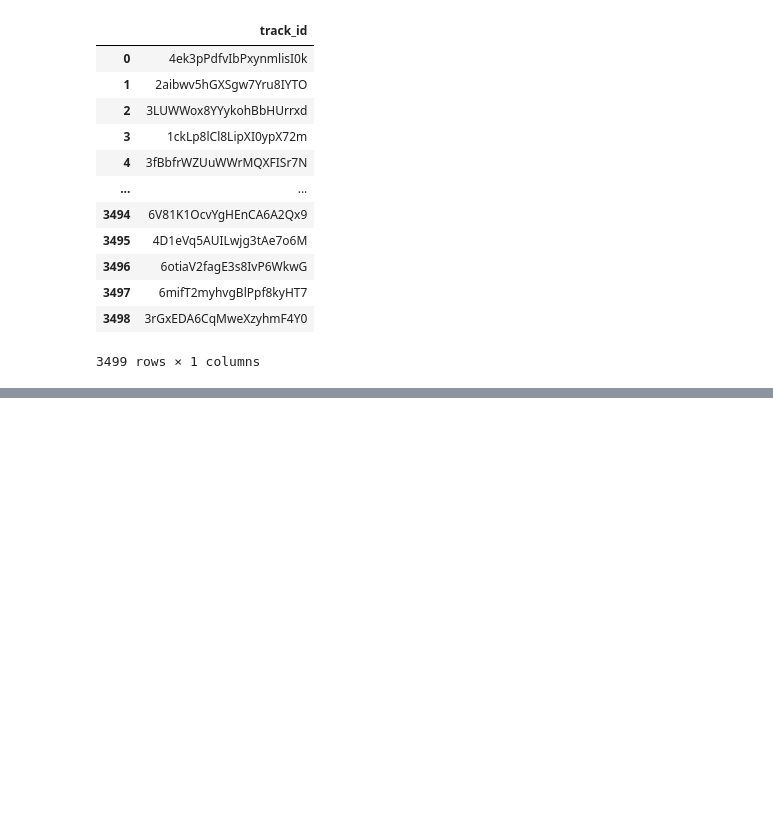
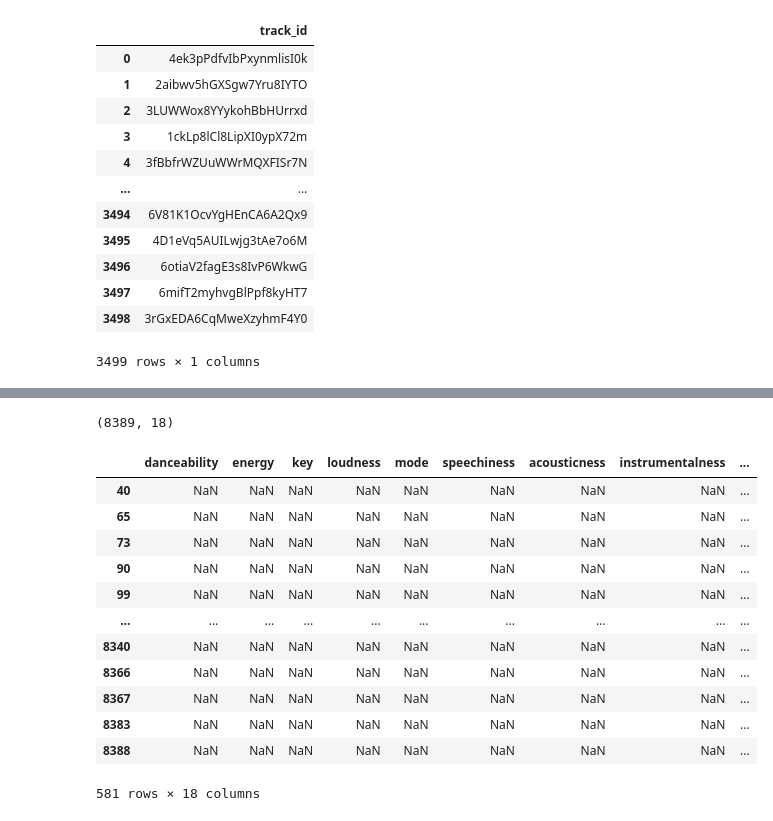
Before and after one commit to daniel-isidro/hot_n_pop_song_machine, a Jupyter notebook: spotify_api/get_audio_features_not_hit_songs.ipynb, the cells around one changed output, grey strips where cells are left out. Cells and saved outputs as stored; diff of their text form; code cells hidden in the pictures; blank space fills up the shorter version.

Commit message:
got 8000 random songs with audio features

```diff
--- a/spotify_api/get_audio_features_not_hit_songs.ipynb
+++ b/spotify_api/get_audio_features_not_hit_songs.ipynb
@@ -160,3 +160,8 @@ df
 3499 rows × 1 columns
 # %%
 df.to_csv('3499_random_songs_2000-2020.csv', encoding='utf-8', index=False)
+# %%
+df = pd.concat(map(pd.read_csv,
+                   ['6262_random_songs_2000-2020.csv',
+                    '3499_random_songs_2000-2020.csv'],
+                  ), ignore_index=True)
@@ -162,0 +184,4 @@ df.to_csv('3499_random_songs_2000-2020.csv', encoding='utf-8', index=False)
+# %%
+df.drop_duplicates(inplace=True)
+df.reset_index(drop=True, inplace=True)
+df
@@ -162,0 +204,31 @@ df.to_csv('3499_random_songs_2000-2020.csv', encoding='utf-8', index=False)
+# %%
+# Get audio_features
+
+audio = [sp.audio_features(x) for x in df['track_id']]
+# %%
+audio_df = pd.DataFrame()
+
+empty_row = {'danceability': np.nan,
+ 'energy': np.nan,
+ 'key': np.nan,
+ 'loudness': np.nan,
+ 'mode': np.nan,
+ 'speechiness': np.nan,
+ 'acousticness': np.nan,
+ 'instrumentalness': np.nan,
+ 'liveness': np.nan,
+ 'valence': np.nan,
+ 'tempo': np.nan,
+ 'type': np.nan,
+ 'id': np.nan,
+ 'uri': np.nan,
+ 'track_href': np.nan,
+ 'analysis_url': np.nan,
+ 'duration_ms': np.nan,
+ 'time_signature': np.nan}
+
+for i in range(0,len(df['track_id'])):
+    if type(audio[i][0]) != type(None):
+        audio_df = audio_df.append(pd.json_normalize(audio[i][0]))
+    else:
+        audio_df = audio_df.append(pd.json_normalize(empty_row))
@@ -162,0 +250,20 @@ df.to_csv('3499_random_songs_2000-2020.csv', encoding='utf-8', index=False)
+# %%
+audio_df.shape
+# %% [output]
+(8389, 18)
+# %%
+audio_df[audio_df['danceability'].isnull()]
+# %% [output]
+|  | danceability | energy | key | loudness | mode | speechiness | acousticness | instrumentalness | ... |
+| 40 | NaN | NaN | NaN | NaN | NaN | NaN | NaN | NaN | ... |
+| 65 | NaN | NaN | NaN | NaN | NaN | NaN | NaN | NaN | ... |
+| 73 | NaN | NaN | NaN | NaN | NaN | NaN | NaN | NaN | ... |
+| 90 | NaN | NaN | NaN | NaN | NaN | NaN | NaN | NaN | ... |
+| 99 | NaN | NaN | NaN | NaN | NaN | NaN | NaN | NaN | ... |
+| ... | ... | ... | ... | ... | ... | ... | ... | ... | ... |
+| 8340 | NaN | NaN | NaN | NaN | NaN | NaN | NaN | NaN | ... |
+| 8366 | NaN | NaN | NaN | NaN | NaN | NaN | NaN | NaN | ... |
+| 8367 | NaN | NaN | NaN | NaN | NaN | NaN | NaN | NaN | ... |
+| 8383 | NaN | NaN | NaN | NaN | NaN | NaN | NaN | NaN | ... |
+| 8388 | NaN | NaN | NaN | NaN | NaN | NaN | NaN | NaN | ... |
+581 rows × 18 columns
```
Also changed, not shown: parts of 28 cells of this notebook, 4 other files.
